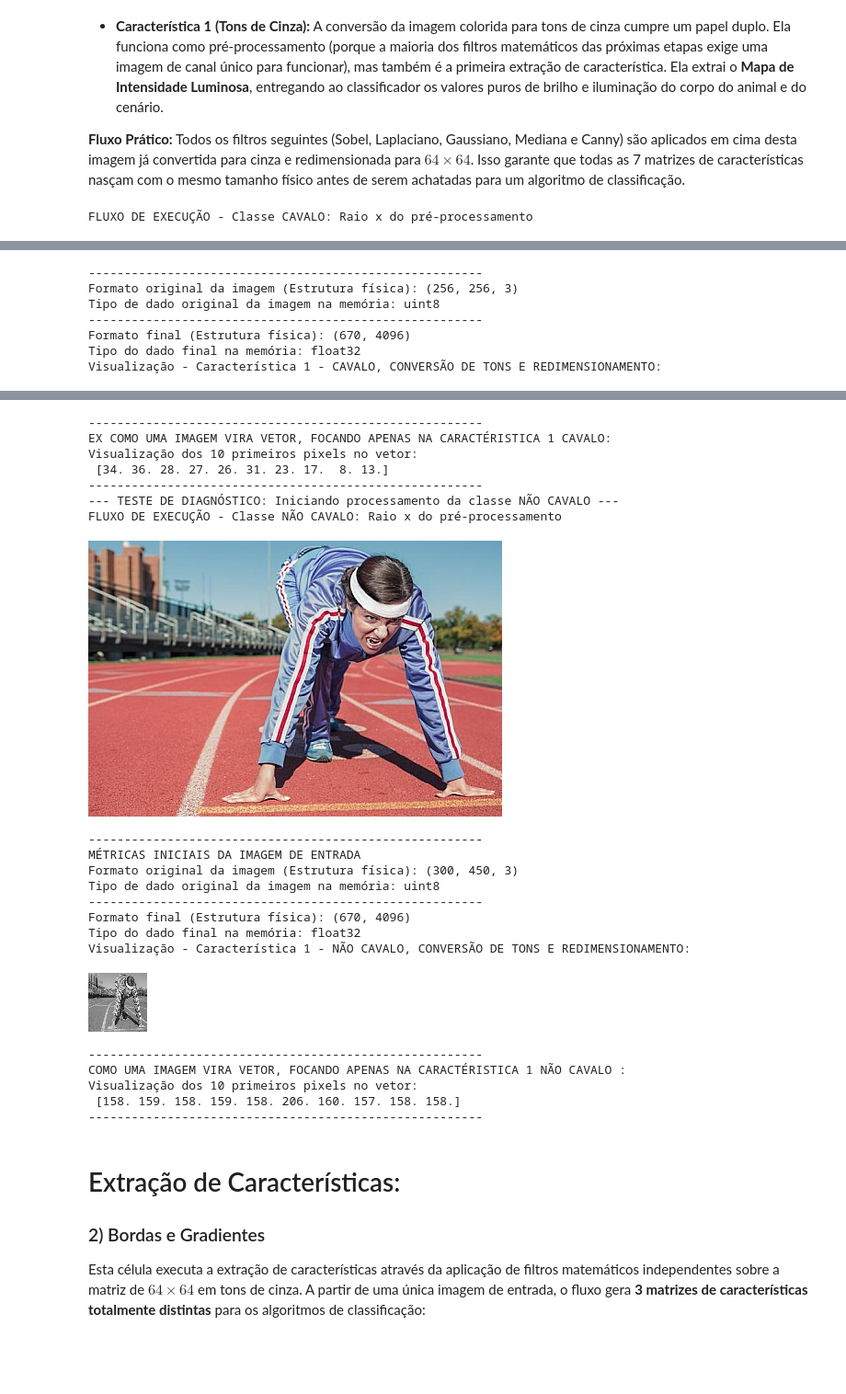
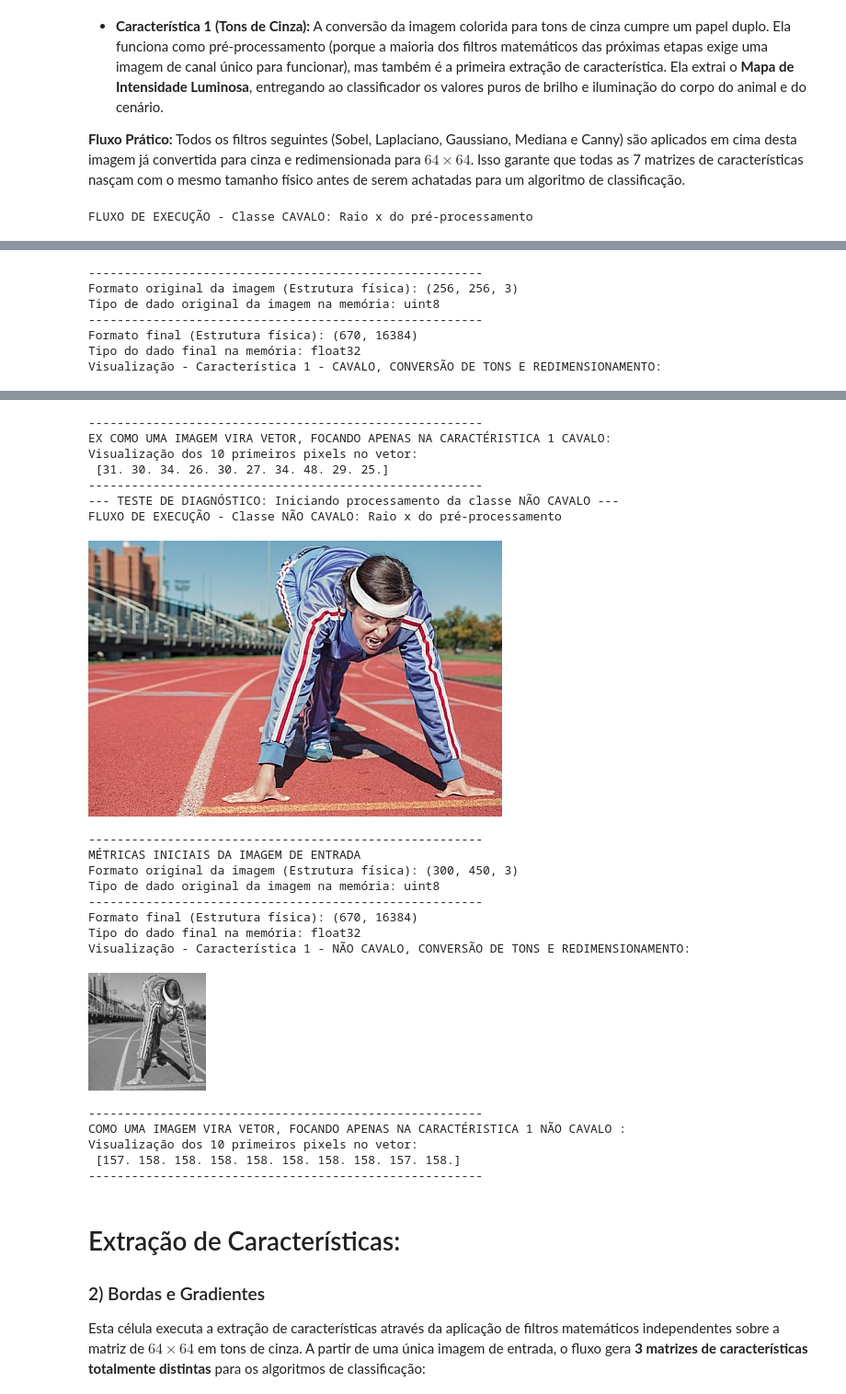
Before and after one commit to vitoriaferreirap/DeepLearning, a Jupyter notebook: MachineLearning/SistemasInteligentes/SistemasInteligentes_ClassificadorCavalos.ipynb, the cells around one changed output, grey strips where cells are left out. Shown at 92% size. Cells and saved outputs as stored; diff of their text form; code cells hidden in the pictures; blank space fills up the shorter version.

```diff
--- a/MachineLearning/SistemasInteligentes/SistemasInteligentes_ClassificadorCavalos.ipynb
+++ b/MachineLearning/SistemasInteligentes/SistemasInteligentes_ClassificadorCavalos.ipynb
@@ -187,8 +177,8 @@ for nome_arquivo in arquivos_cavalos:
     # REPRESENTACAO DA MESMA IMAGEM  - SEGUNDA: VETORCARACTERISTICAS - 4096 MESMA INFO MAS ACHATADA
 
     # redimensionar imgs
-    tamanhoPadrao = (64, 64)
-    imgRedimensionada_cavalos = cv.resize(caracteristica_1_cavalo, tamanhoPadrao)
+    tamanhoPadrao = (128, 128)
+    imgRedimensionada_cavalos = cv.resize(caracteristica_1_cavalo, tamanhoPadrao, interpolation=cv.INTER_AREA)
 
     # Apenas para ver o logs:
     # Passo A: Achatar a matriz transformando em vetor unidimensional
@@ -243,8 +233,8 @@ for nome_arquivo in arquivos_nao_cavalos:
     # converter imgs para tons de cinza
     caracteristica_1_nao_cavalos = cv.cvtColor(img_original_nao_cavalos, cv.COLOR_BGR2GRAY)
     # redimensionar imgs
-    tamanhoPadrao = (64, 64)
-    imgRedimensionada_nao_cavalos = cv.resize(caracteristica_1_nao_cavalos, tamanhoPadrao)
+    tamanhoPadrao = (128, 128)
+    imgRedimensionada_nao_cavalos = cv.resize(caracteristica_1_nao_cavalos, tamanhoPadrao, interpolation=cv.INTER_AREA)
 
     # Passo A: Achatar a matriz transformando em vetor unidimensional
     imagemAchatada_nao_cavalos = imgRedimensionada_nao_cavalos.flatten()
@@ -273,41 +263,41 @@ cv2_imshow(imgRedimensionada_nao_cavalos)
 print("-" * 55)
 
 print("COMO UMA IMAGEM VIRA VETOR, FOCANDO APENAS NA CARACTÉRISTICA 1 NÃO CAVALO :")
 print("Visualização dos 10 primeiros pixels no vetor:")
 print("", vetorCaracteristicas[:10])
 print("-" * 55)
 # %% [output]
 FLUXO DE EXECUÇÃO - Classe CAVALO: Raio x do pré-processamento
 [figure]
 -------------------------------------------------------
 Formato original da imagem (Estrutura física): (256, 256, 3)
 Tipo de dado original da imagem na memória: uint8
 -------------------------------------------------------
-Formato final (Estrutura física): (670, 4096)
+Formato final (Estrutura física): (670, 16384)
 Tipo do dado final na memória: float32
 Visualização - Característica 1 - CAVALO, CONVERSÃO DE TONS E REDIMENSIONAMENTO:
 [figure]
 -------------------------------------------------------
 EX COMO UMA IMAGEM VIRA VETOR, FOCANDO APENAS NA CARACTÉRISTICA 1 CAVALO:
 Visualização dos 10 primeiros pixels no vetor:
- [34. 36. 28. 27. 26. 31. 23. 17.  8. 13.]
+ [31. 30. 34. 26. 30. 27. 34. 48. 29. 25.]
 -------------------------------------------------------
 --- TESTE DE DIAGNÓSTICO: Iniciando processamento da classe NÃO CAVALO ---
 FLUXO DE EXECUÇÃO - Classe NÃO CAVALO: Raio x do pré-processamento
 [figure]
 -------------------------------------------------------
 MÉTRICAS INICIAIS DA IMAGEM DE ENTRADA
 Formato original da imagem (Estrutura física): (300, 450, 3)
 Tipo de dado original da imagem na memória: uint8
 -------------------------------------------------------
-Formato final (Estrutura física): (670, 4096)
+Formato final (Estrutura física): (670, 16384)
 Tipo do dado final na memória: float32
 Visualização - Característica 1 - NÃO CAVALO, CONVERSÃO DE TONS E REDIMENSIONAMENTO:
-[figure, old version]
+[figure, new version]
 -------------------------------------------------------
 COMO UMA IMAGEM VIRA VETOR, FOCANDO APENAS NA CARACTÉRISTICA 1 NÃO CAVALO :
 Visualização dos 10 primeiros pixels no vetor:
- [158. 159. 158. 159. 158. 206. 160. 157. 158. 158.]
+ [157. 158. 158. 158. 158. 158. 158. 158. 157. 158.]
 -------------------------------------------------------
 # %% [markdown]
 # Extração de Características:
```
Also changed, not shown: parts of 14 cells of this notebook.
